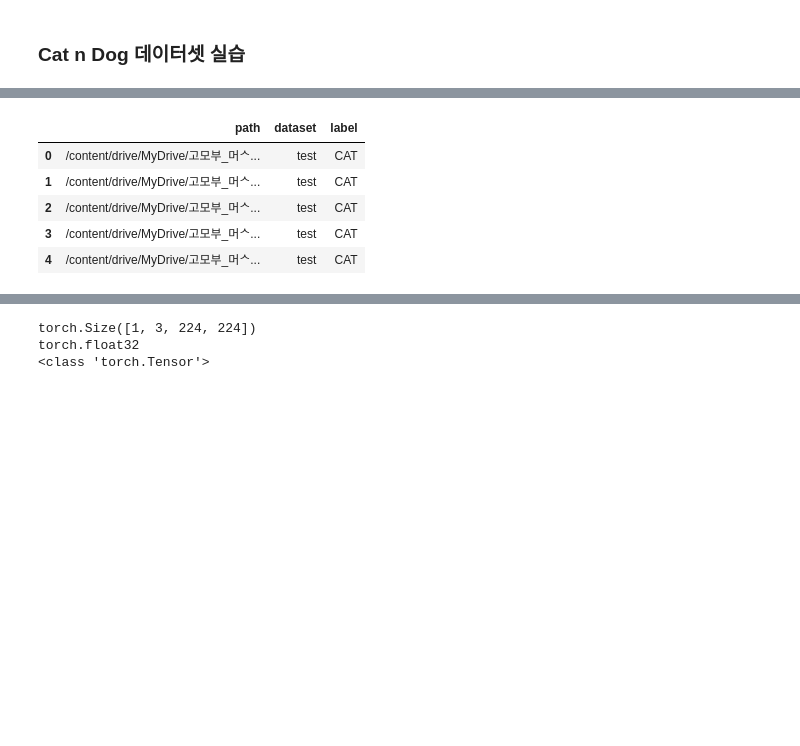
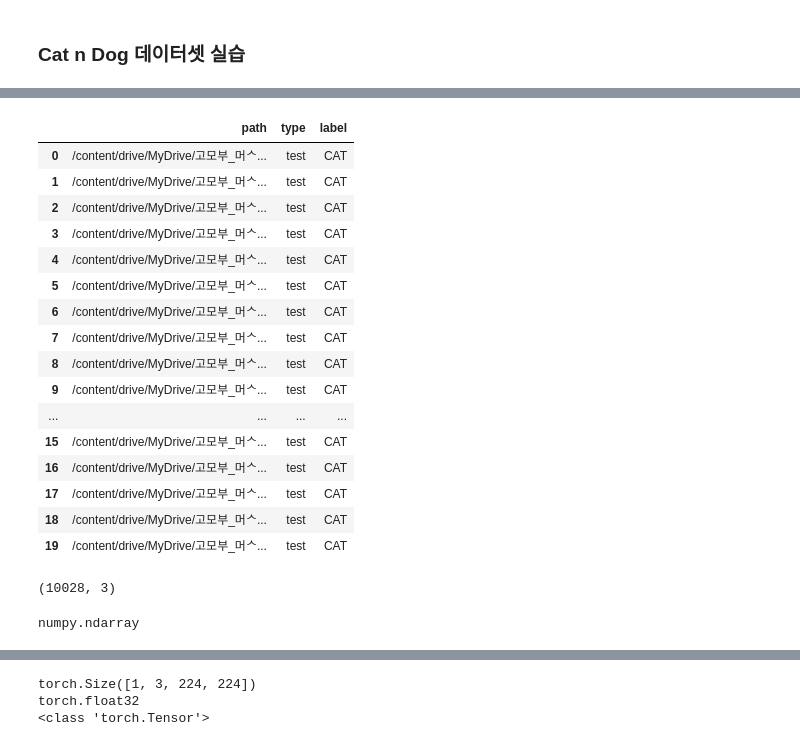
Before and after one commit to PJINU/My_Study2, a Jupyter notebook: Build_Architecture/2_2_Build_Architecture_2.ipynb, the cells around one changed output, grey strips where cells are left out. Drawn from its saved outputs; the diff is of its cells as text; code cells hidden in the pictures; blank space fills up the shorter version.

```diff
--- a/Build_Architecture/2_2_Build_Architecture_2.ipynb
+++ b/Build_Architecture/2_2_Build_Architecture_2.ipynb
@@ -170,11 +160,21 @@ def make_dataframe_catndog():
-# %%
-cnd_df = make_dataframe_catndog()
-
-cnd_df.head()
-# %% [output]
-|  | path | dataset | label |
-| 0 | /content/drive/MyDrive/고모부_머ᄉ... | test | CAT |
-| 1 | /content/drive/MyDrive/고모부_머ᄉ... | test | CAT |
-| 2 | /content/drive/MyDrive/고모부_머ᄉ... | test | CAT |
-| 3 | /content/drive/MyDrive/고모부_머ᄉ... | test | CAT |
-| 4 | /content/drive/MyDrive/고모부_머ᄉ... | test | CAT |
+# %%
+cnd_df = pd.DataFrame({'path' : paths, 'type' : dataset_type, 'label' : labels})
+cnd_df.head(20)
+# %% [output]
+|  | path | type | label |
+| 0 | /content/drive/MyDrive/고모부_머ᄉ... | test | CAT |
+| 1 | /content/drive/MyDrive/고모부_머ᄉ... | test | CAT |
+| 2 | /content/drive/MyDrive/고모부_머ᄉ... | test | CAT |
+| 3 | /content/drive/MyDrive/고모부_머ᄉ... | test | CAT |
+| 4 | /content/drive/MyDrive/고모부_머ᄉ... | test | CAT |
+| 5 | /content/drive/MyDrive/고모부_머ᄉ... | test | CAT |
+| 6 | /content/drive/MyDrive/고모부_머ᄉ... | test | CAT |
+| 7 | /content/drive/MyDrive/고모부_머ᄉ... | test | CAT |
+| 8 | /content/drive/MyDrive/고모부_머ᄉ... | test | CAT |
+| 9 | /content/drive/MyDrive/고모부_머ᄉ... | test | CAT |
+| ... | ... | ... | ... |
+| 15 | /content/drive/MyDrive/고모부_머ᄉ... | test | CAT |
+| 16 | /content/drive/MyDrive/고모부_머ᄉ... | test | CAT |
+| 17 | /content/drive/MyDrive/고모부_머ᄉ... | test | CAT |
+| 18 | /content/drive/MyDrive/고모부_머ᄉ... | test | CAT |
+| 19 | /content/drive/MyDrive/고모부_머ᄉ... | test | CAT |
@@ -181 +185,5 @@ cnd_df.head()
+# %%
+cnd_df.shape
+# %% [output]
+(10028, 3)
 # %%
@@ -187,6 +196,10 @@ test_path = test_df['path'].values
 
 train_label = train_df['label'].values
 test_label = test_df['label'].values
+# %%
+type(cv2.imread(train_path[0]))
+# %% [output]
+numpy.ndarray
 # %%
 # 데이터셋 만들기
 
```
Also changed, not shown: parts of 14 cells of this notebook.
